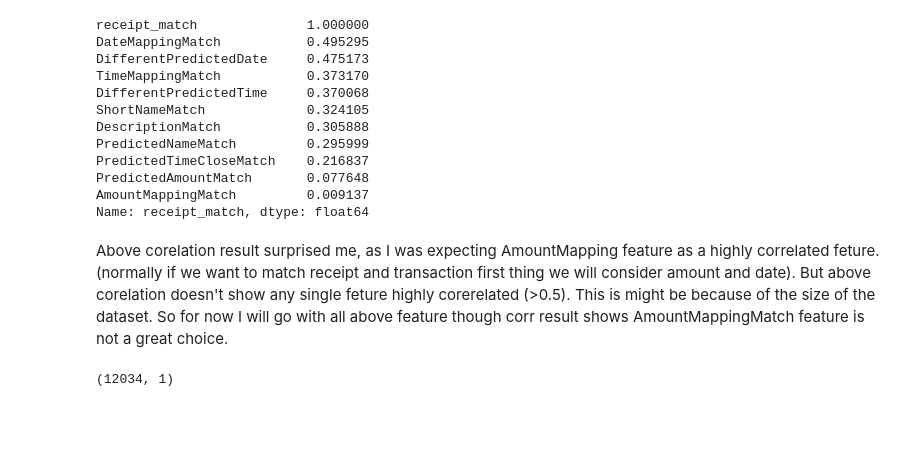
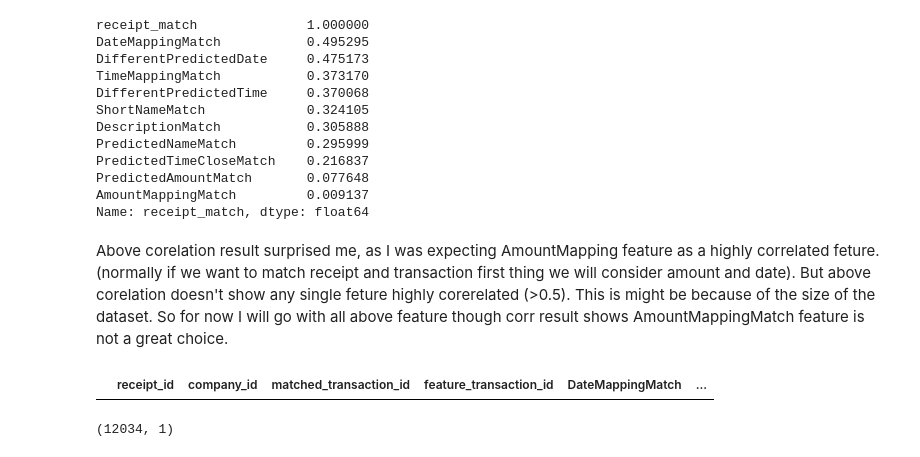
Before and after one commit to spriyakhedekar/DS_challenge, a Jupyter notebook: invoice_receipt_match_model.ipynb, the cells around one changed output. Saved outputs shown, nothing was run; the diff lists cells and outputs as text; code cells hidden in the pictures; blank space fills up the shorter version.

```diff
--- a/invoice_receipt_match_model.ipynb
+++ b/invoice_receipt_match_model.ipynb
@@ -140,6 +140,13 @@ Name: receipt_match, dtype: float64
 # %% [markdown]
 Above corelation result surprised me, as I was expecting AmountMapping feature as a highly correlated feture. (normally if we want to match receipt and transaction first thing we will consider amount and date). But above corelation doesn't show any single feture highly corerelated (>0.5).
 This is might be because of the size of the dataset. So for now I will go with all above feature though corr result shows AmountMappingMatch feature is not a great choice.
+# %%
+#check if we have any duplicate rows for positive receipt_match record in combination with receipt_id and company_id
+match_data = data[data.receipt_match ==1]
+duplicateRowsDF = match_data[match_data.duplicated(['receipt_id','company_id','receipt_match'])]
+duplicateRowsDF
+# %% [output]
+|  | receipt_id | company_id | matched_transaction_id | feature_transaction_id | DateMappingMatch | ... |
 # %%
 # Let's seperate the feature and label data (X,y)
 feature_data = data[['DateMappingMatch', 'AmountMappingMatch',
```
Also changed, not shown: parts of 10 cells of this notebook.
